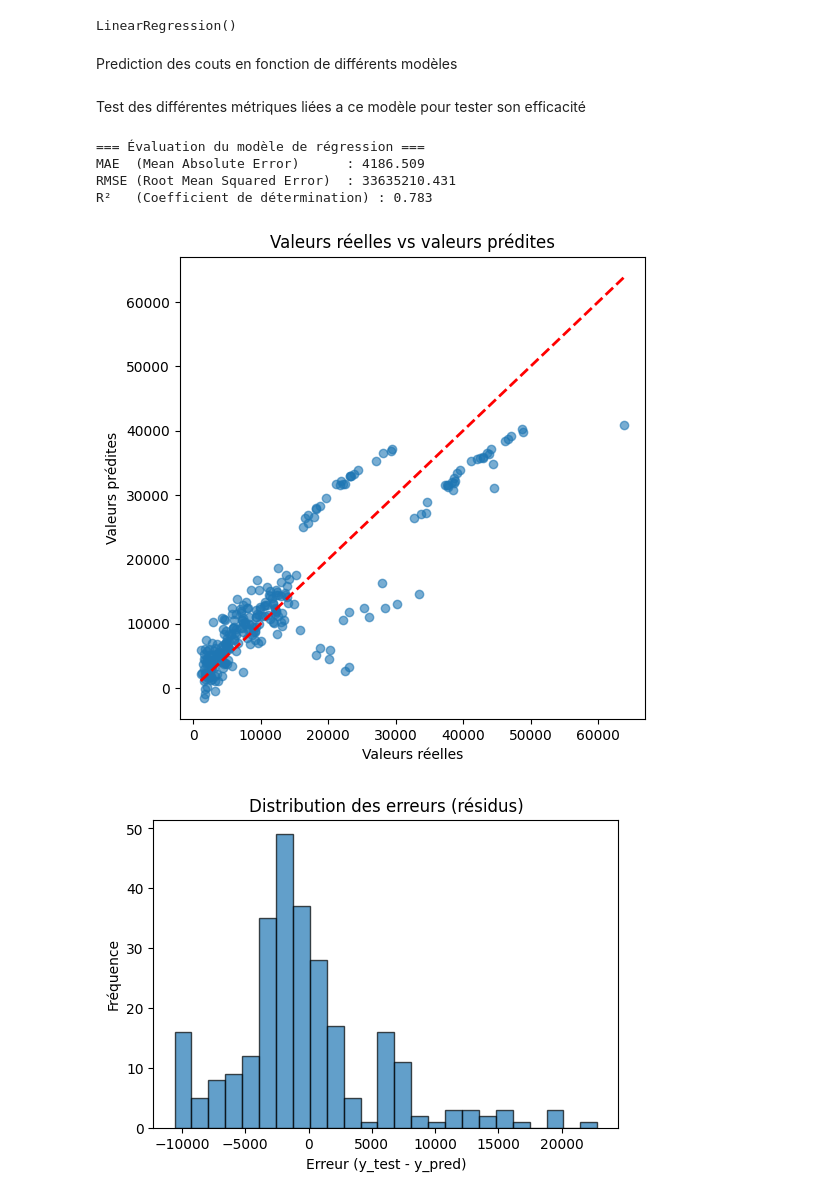
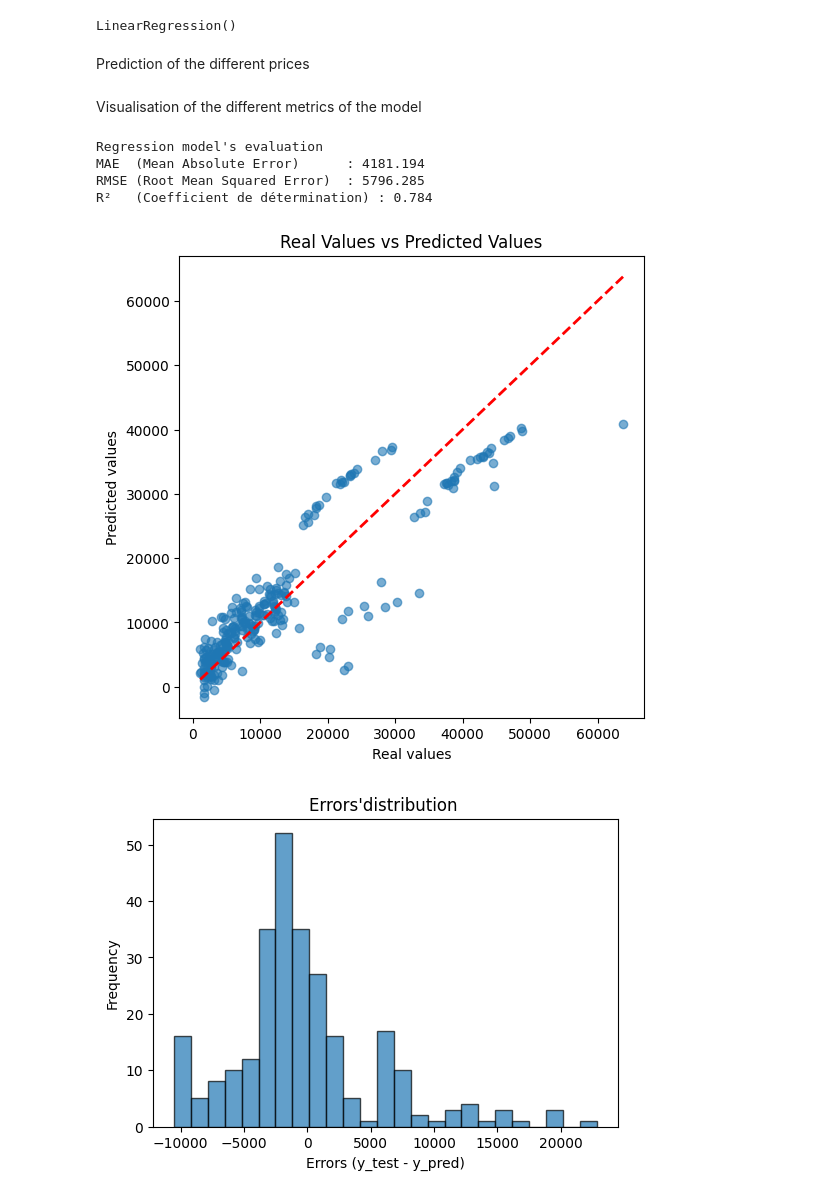
Before and after one commit to LBullimore/Project-ML-NB-LB, a Jupyter notebook: Projet_ML_BN_BL.ipynb, the cells around one changed output. Saved outputs shown, nothing was run; the diff lists cells and outputs as text; code cells hidden in the pictures.

```diff
--- a/Projet_ML_BN_BL.ipynb
+++ b/Projet_ML_BN_BL.ipynb
@@ -61,0 +28,17 @@ age         0
+# %%
+#Lets check for missing values
+print("Missing values per column :")
+print(data.isnull().sum(), "\n")
+
+#Encoding categorical values in numerical values
+qualitative_cols = data.select_dtypes(include=["object", "category"]).columns
+
+encoder = OneHotEncoder()
+encoded = encoder.fit_transform(data[qualitative_cols]).toarray()
+encoded_df = pd.DataFrame(encoded,
+                          columns=encoder.get_feature_names_out(qualitative_cols),
+                          index=data.index)
+data = data.drop(columns=qualitative_cols)
+data = pd.concat([data, encoded_df], axis=1)
+
+print(data.head())
@@ -152,5 +160,5 @@ Scaling des données
 # %%
-scaler=MinMaxScaler()
+scaler=StandardScaler()
 scaler.fit(X_train)
 X_train_scaled=scaler.transform(X_train)
 X_test_scaled=scaler.transform(X_test)
@@ -161,43 +169,43 @@ model = LinearRegression()
 model.fit(X_train_scaled, y_train)
 # %% [output]
 LinearRegression()
-# %% [markdown]
-Prediction des couts en fonction de différents modèles
+# %% [markdown]
+Prediction of the different prices
 # %%
 y_pred = model.predict(X_test_scaled)
-# %% [markdown]
-Test des différentes métriques liées a ce modèle pour tester son efficacité
+# %% [markdown]
+Visualisation of the different metrics of the model
 # %%
 mae = mean_absolute_error(y_test, y_pred)
-rmse = mean_squared_error(y_test, y_pred, )
+rmse = np.sqrt(mean_squared_error(y_test, y_pred))
 r2 = r2_score(y_test, y_pred)
 
-print("\n=== Évaluation du modèle de régression ===")
+print("\nRegression model's evaluation")
 print(f"MAE  (Mean Absolute Error)      : {mae:.3f}")
 print(f"RMSE (Root Mean Squared Error)  : {rmse:.3f}")
 print(f"R²   (Coefficient de détermination) : {r2:.3f}")
 
-# === Visualisation : Valeurs réelles vs prédites ===
+# Visualization of the predicted values vs the real values
 plt.figure(figsize=(6, 6))
 plt.scatter(y_test, y_pred, alpha=0.6)
 plt.plot([y_test.min(), y_test.max()], [y_test.min(), y_test.max()], "r--", lw=2)
-plt.title("Valeurs réelles vs valeurs prédites")
-plt.xlabel("Valeurs réelles")
-plt.ylabel("Valeurs prédites")
+plt.title("Real Values vs Predicted Values")
+plt.xlabel("Real values")
+plt.ylabel("Predicted values")
 plt.show()
 
-# === Visualisation : Distribution des erreurs ===
+# Visualization of the errors
 errors = y_test - y_pred
 plt.figure(figsize=(6, 4))
 plt.hist(errors, bins=25, edgecolor="k", alpha=0.7)
-plt.title("Distribution des erreurs (résidus)")
-plt.xlabel("Erreur (y_test - y_pred)")
-plt.ylabel("Fréquence")
+plt.title("Errors'distribution ")
+plt.xlabel("Errors (y_test - y_pred)")
+plt.ylabel("Frequency")
 plt.show()
 # %% [output]
-=== Évaluation du modèle de régression ===
-MAE  (Mean Absolute Error)      : 4186.509
-RMSE (Root Mean Squared Error)  : 33635210.431
-R²   (Coefficient de détermination) : 0.783
+Regression model's evaluation
+MAE  (Mean Absolute Error)      : 4181.194
+RMSE (Root Mean Squared Error)  : 5796.285
+R²   (Coefficient de détermination) : 0.784
-[figure, old version]
+[figure, new version]
-[figure, old version]
+[figure, new version]
```
Also changed, not shown: parts of 17 cells of this notebook.
